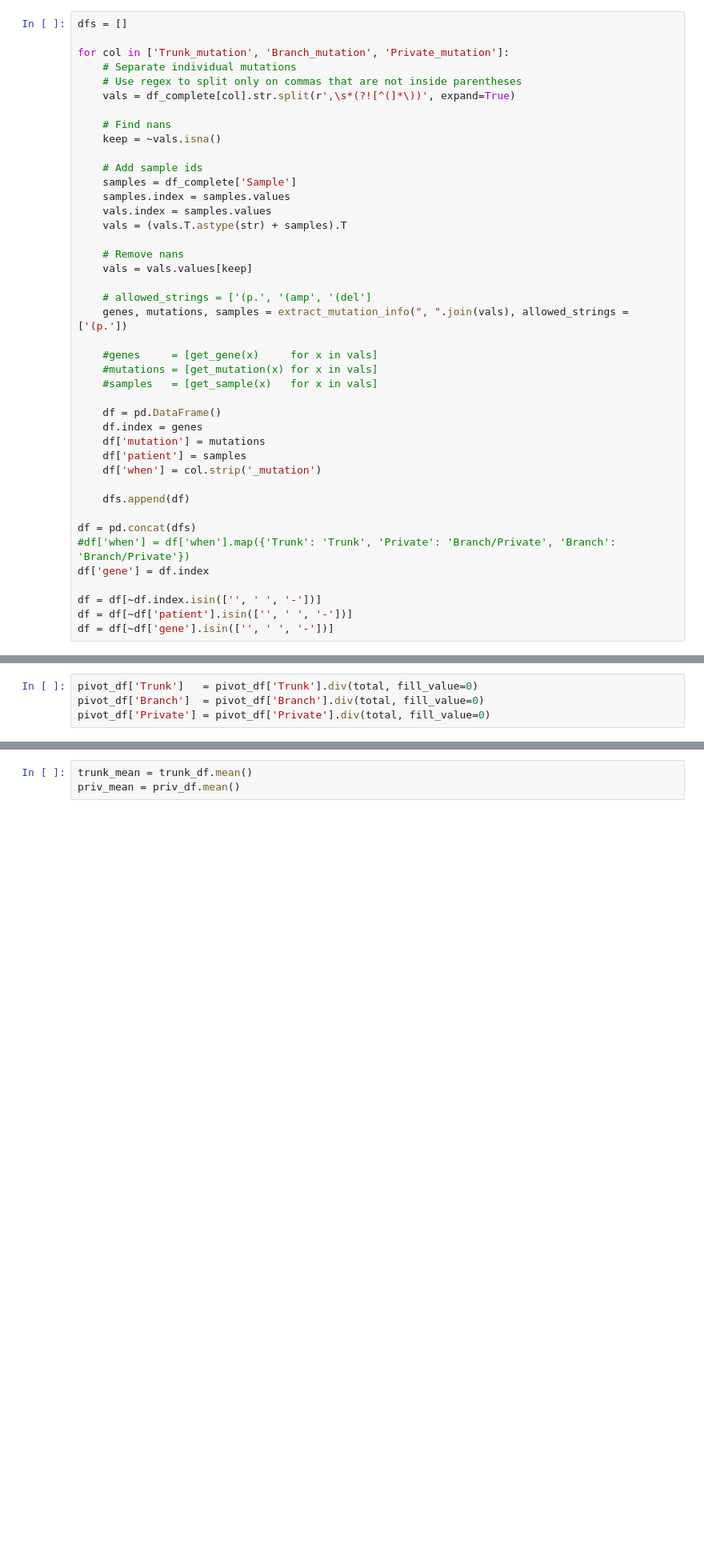
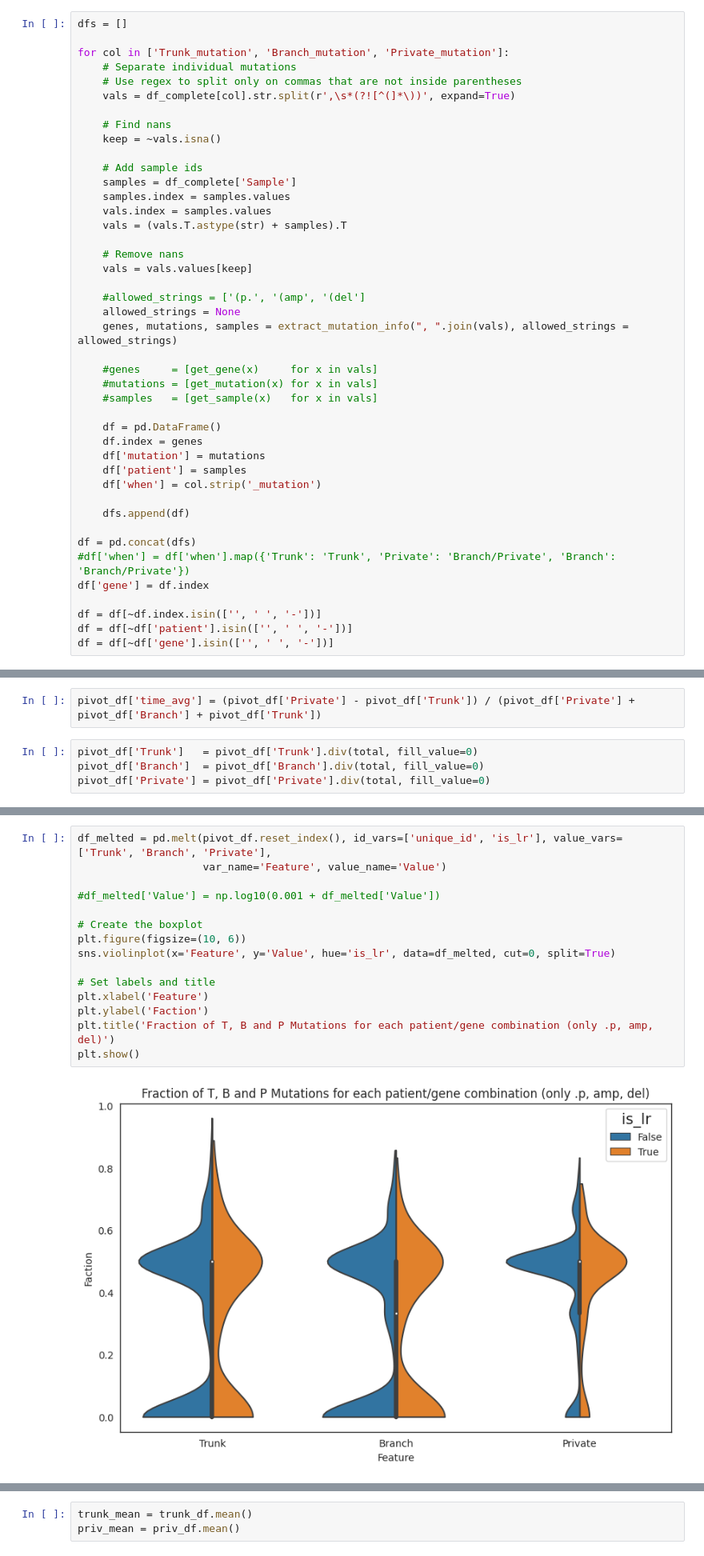
Before and after one commit to lorenzoamir/cci_circuits_paper_2025, a Jupyter notebook: code/notebook.ipynb, the cells around one changed output, grey strips where cells are left out. Shown at 80% size. Drawn from its saved outputs; the diff is of its cells as text; blank space fills up the shorter version.

```diff
--- a/code/notebook.ipynb
+++ b/code/notebook.ipynb
@@ -401,8 +401,9 @@ for col in ['Trunk_mutation', 'Branch_mutation', 'Private_mutation']:
     # Remove nans
     vals = vals.values[keep]
 
-    # allowed_strings = ['(p.', '(amp', '(del']
-    genes, mutations, samples = extract_mutation_info(", ".join(vals), allowed_strings = ['(p.'])
+    #allowed_strings = ['(p.', '(amp', '(del']
+    allowed_strings = None
+    genes, mutations, samples = extract_mutation_info(", ".join(vals), allowed_strings = allowed_strings)
 
     #genes     = [get_gene(x)     for x in vals]
     #mutations = [get_mutation(x) for x in vals]
@@ -502,3 +452,5 @@ Name: count, Length: 76637, dtype: int64
+# %%
+pivot_df['time_avg'] = (pivot_df['Private'] - pivot_df['Trunk']) / (pivot_df['Private'] + pivot_df['Branch'] + pivot_df['Trunk'])
 # %%
 pivot_df['Trunk']   = pivot_df['Trunk'].div(total, fill_value=0)
 pivot_df['Branch']  = pivot_df['Branch'].div(total, fill_value=0)
@@ -510,0 +464,17 @@ is_lr = pd.Series(pivot_df.index).str.split('_').apply(lambda x: x[-1] in lr).va
+# %%
+df_melted = pd.melt(pivot_df.reset_index(), id_vars=['unique_id', 'is_lr'], value_vars=['Trunk', 'Branch', 'Private'],
+                    var_name='Feature', value_name='Value')
+
+#df_melted['Value'] = np.log10(0.001 + df_melted['Value'])
+
+# Create the boxplot
+plt.figure(figsize=(10, 6))
+sns.violinplot(x='Feature', y='Value', hue='is_lr', data=df_melted, cut=0, split=True)
+
+# Set labels and title
+plt.xlabel('Feature')
+plt.ylabel('Faction')
+plt.title('Fraction of T, B and P Mutations for each patient/gene combination (only .p, amp, del)')
+plt.show()
+# %% [output]
+[figure, added]
```
Also changed, not shown: parts of 16 cells of this notebook.
